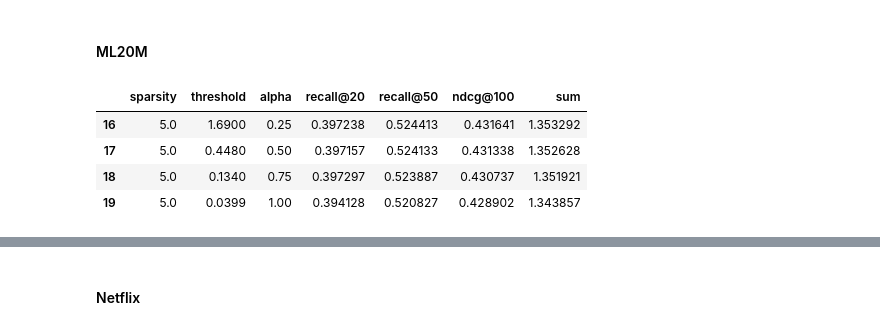
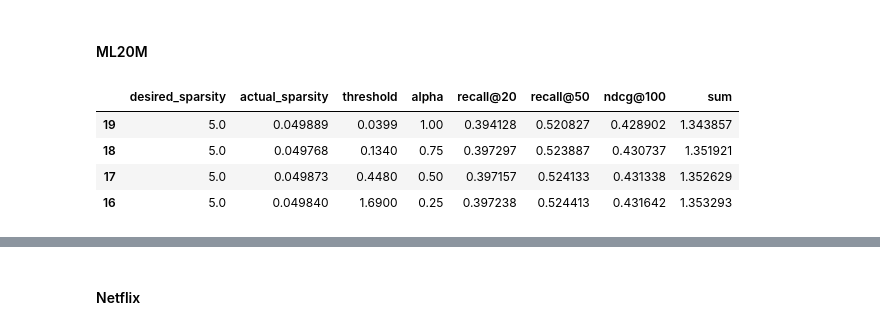
Before and after one commit to moritzp23/ModsemCollaborativeFiltering, a Jupyter notebook: benchmark_summary.ipynb, the cells around one changed output, grey strips where cells are left out. Cells and saved outputs as stored; diff of their text form; code cells hidden in the pictures.

```diff
--- a/benchmark_summary.ipynb
+++ b/benchmark_summary.ipynb
@@ -1058,13 +1982,13 @@ def run_sparse_cov_benchmark(result_path, X_train, X_test_tr, fitted_model, test
 hyperparam_search_ml20m = pd.read_csv(f'hyperparam_search/sparse_cov_ml20m.csv', sep='|')
 hyperparam_search_ml20m['sum'] = hyperparam_search_ml20m['recall@20'] + hyperparam_search_ml20m['recall@50'] + hyperparam_search_ml20m['ndcg@100']
 # %%
-hyperparam_search_ml20m[hyperparam_search_ml20m.sparsity == 5.0].sort_values(by='sum', ascending=False)
+hyperparam_search_ml20m[hyperparam_search_ml20m.desired_sparsity == 5.].sort_values(by='sum', ascending=True)
 # %% [output]
-|  | sparsity | threshold | alpha | recall@20 | recall@50 | ndcg@100 | sum |
-| 16 | 5.0 | 1.6900 | 0.25 | 0.397238 | 0.524413 | 0.431641 | 1.353292 |
-| 17 | 5.0 | 0.4480 | 0.50 | 0.397157 | 0.524133 | 0.431338 | 1.352628 |
-| 18 | 5.0 | 0.1340 | 0.75 | 0.397297 | 0.523887 | 0.430737 | 1.351921 |
-| 19 | 5.0 | 0.0399 | 1.00 | 0.394128 | 0.520827 | 0.428902 | 1.343857 |
+|  | desired_sparsity | actual_sparsity | threshold | alpha | recall@20 | recall@50 | ndcg@100 | sum |
+| 19 | 5.0 | 0.049889 | 0.0399 | 1.00 | 0.394128 | 0.520827 | 0.428902 | 1.343857 |
+| 18 | 5.0 | 0.049768 | 0.1340 | 0.75 | 0.397297 | 0.523887 | 0.430737 | 1.351921 |
+| 17 | 5.0 | 0.049873 | 0.4480 | 0.50 | 0.397157 | 0.524133 | 0.431338 | 1.352629 |
+| 16 | 5.0 | 0.049840 | 1.6900 | 0.25 | 0.397238 | 0.524413 | 0.431642 | 1.353293 |
 # %%
 sparsity_threshold_ml20m = {0.1: [6.580, 0.5],
                             0.5: [2.64, 0.5],
```
Also changed, not shown: parts of 214 cells of this notebook, 1 other file.
